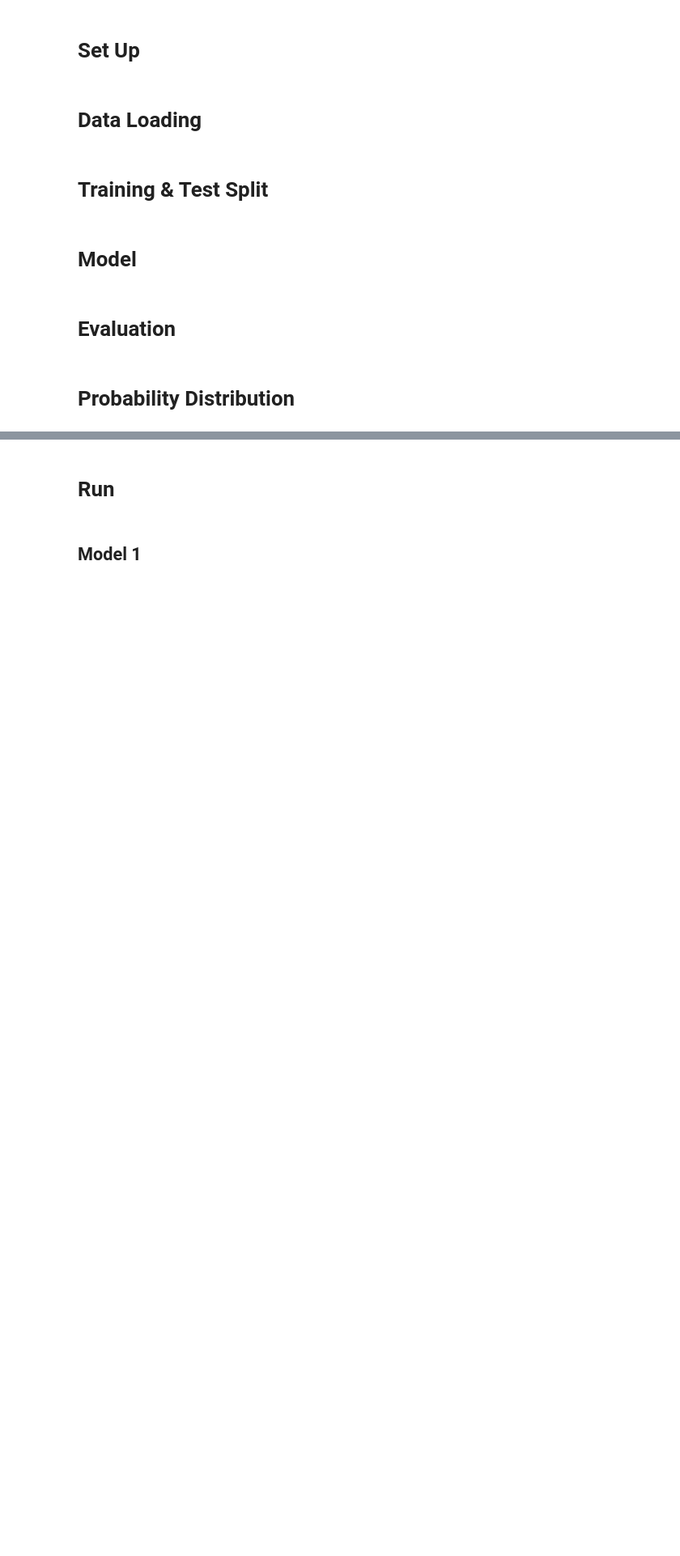
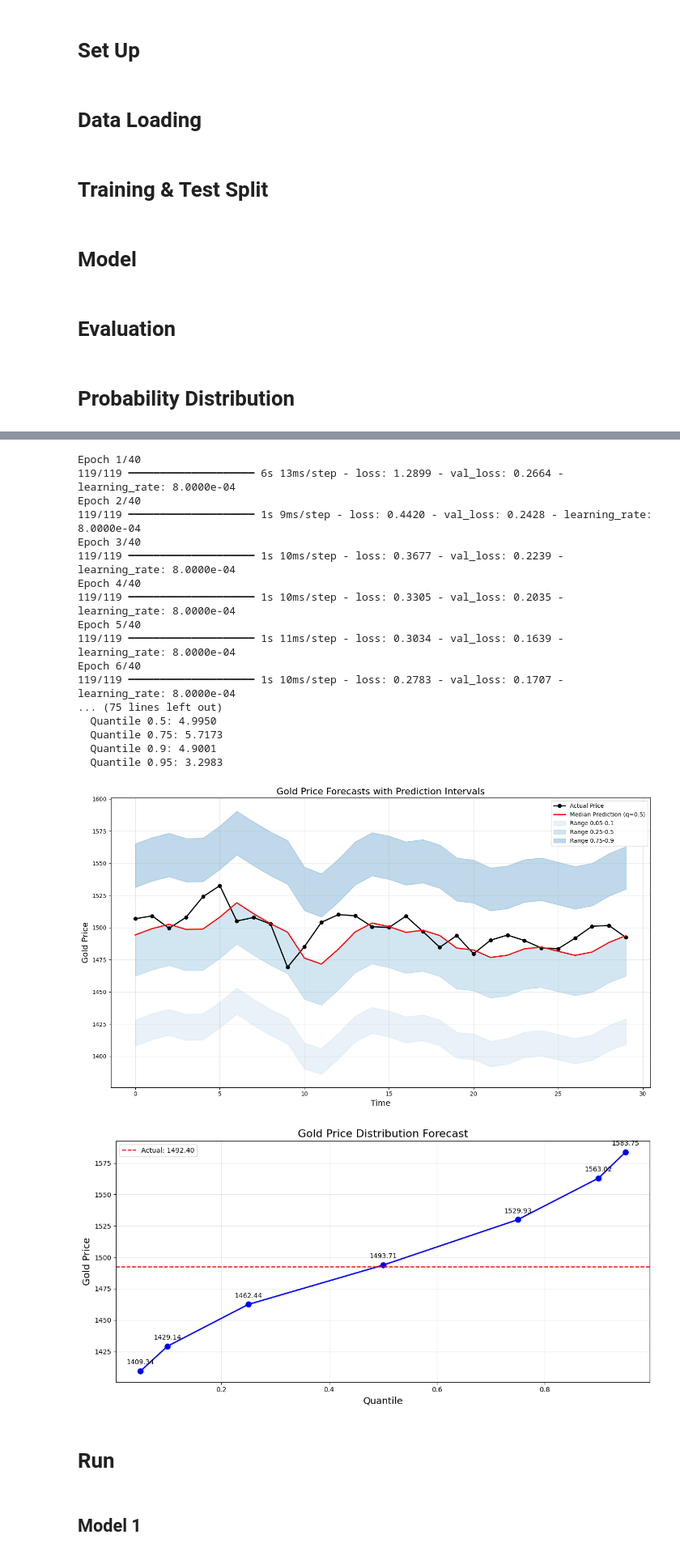
Before and after one commit to whyyouj/market-sentiment-analysis, a Jupyter notebook: gold_historical/lstm.ipynb, the cells around one changed output, grey strips where cells are left out. Shown: that part at 81% size. Cells and saved outputs as stored; diff of their text form; code cells hidden in the pictures; blank space fills up the shorter version.

```diff
--- a/gold_historical/lstm.ipynb
+++ b/gold_historical/lstm.ipynb
@@ -475,3 +526,30 @@ def run_quantile_prediction(data, features=["Price", "DXY", "VIX"], seq_length=1
+# %%
+# Run the quantile prediction with custom quantiles if desired
+model_price, results_price, history_price = run_quantile_prediction(
+    data,
+    features=["Price"],
+    quantiles=[0.05, 0.1, 0.25, 0.5, 0.75, 0.9, 0.95]
+)
+# %% [output]
+Epoch 1/40
+119/119 ━━━━━━━━━━━━━━━━━━━━ 6s 13ms/step - loss: 1.2899 - val_loss: 0.2664 - learning_rate: 8.0000e-04
+Epoch 2/40
+119/119 ━━━━━━━━━━━━━━━━━━━━ 1s 9ms/step - loss: 0.4420 - val_loss: 0.2428 - learning_rate: 8.0000e-04
+Epoch 3/40
+119/119 ━━━━━━━━━━━━━━━━━━━━ 1s 10ms/step - loss: 0.3677 - val_loss: 0.2239 - learning_rate: 8.0000e-04
+Epoch 4/40
+119/119 ━━━━━━━━━━━━━━━━━━━━ 1s 10ms/step - loss: 0.3305 - val_loss: 0.2035 - learning_rate: 8.0000e-04
+Epoch 5/40
+119/119 ━━━━━━━━━━━━━━━━━━━━ 1s 11ms/step - loss: 0.3034 - val_loss: 0.1639 - learning_rate: 8.0000e-04
+Epoch 6/40
+119/119 ━━━━━━━━━━━━━━━━━━━━ 1s 10ms/step - loss: 0.2783 - val_loss: 0.1707 - learning_rate: 8.0000e-04
+... (75 lines left out)
+  Quantile 0.5: 4.9950
+  Quantile 0.75: 5.7173
+  Quantile 0.9: 4.9001
+  Quantile 0.95: 3.2983
+[figure, added]
+[figure, added]
 # %% [markdown]
 # Run
 # %% [markdown]
```
Also changed, not shown: parts of 2 cells of this notebook.
